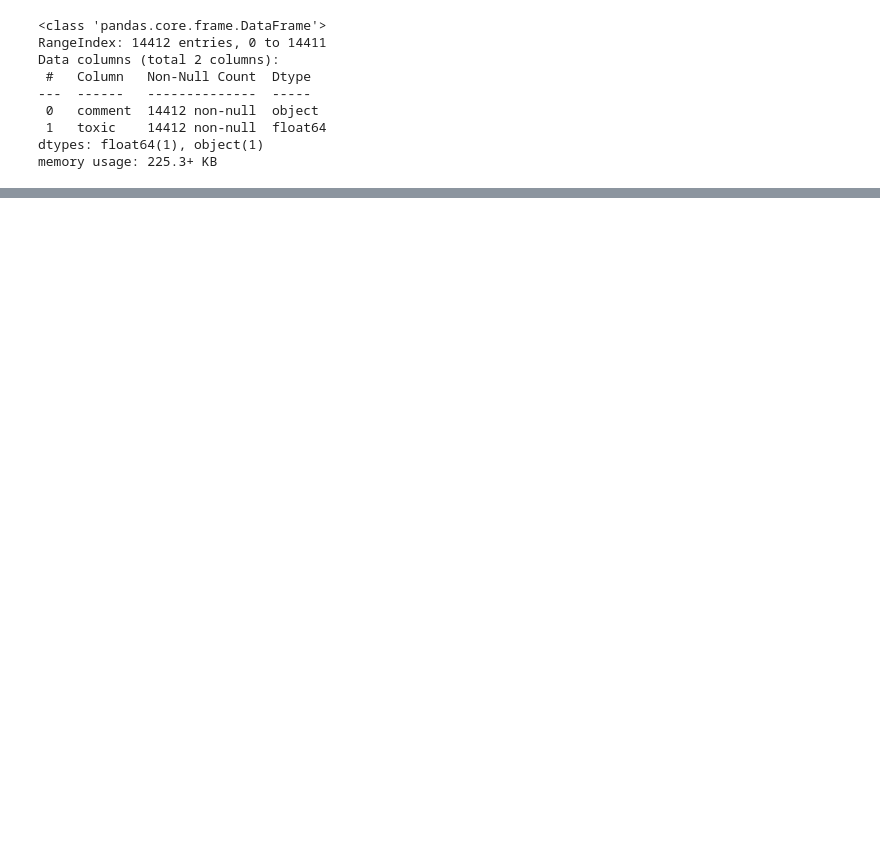
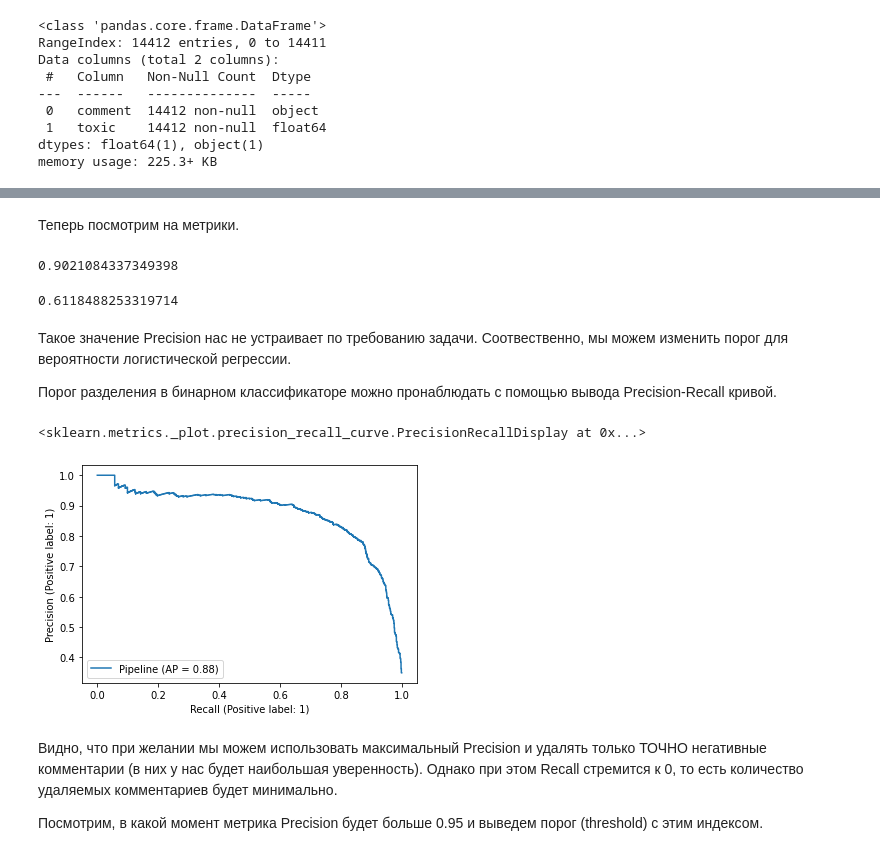
Before and after one commit to graviada/DataScienceProjects, a Jupyter notebook: PetProjects/Toxic_Comments_BinaryClassifier.ipynb, the cells around one changed output, grey strips where cells are left out. Saved outputs shown, nothing was run; the diff lists cells and outputs as text; code cells hidden in the pictures; blank space fills up the shorter version.

```diff
--- a/PetProjects/Toxic_Comments_BinaryClassifier.ipynb
+++ b/PetProjects/Toxic_Comments_BinaryClassifier.ipynb
@@ -92,0 +203,8 @@ memory usage: 225.3+ KB
+# %%
+# Разделение исходных данных на обучающую и тестовые выборки
+random.seed(7)
+
+train_df, test_df = train_test_split(df,
+                                     test_size=0.2,
+                                     random_state=random.randint(0, 10),
+                                     shuffle=True)
@@ -92,0 +222,13 @@ memory usage: 225.3+ KB
+# %%
+snowball = SnowballStemmer(language='russian')
+russian_stop_words = stopwords.words('russian')
+
+def tokenize_sentence(sentence: str, remove_stop_words: bool = True) -> list:
+  tokens = word_tokenize(sentence, language='russian')
+  # Токены без пунктуации
+  tokens = [i for i in tokens if i not in string.punctuation]
+  if remove_stop_words:
+    # Токены без пунктуации и стоп-слов
+    tokens = [i for i in tokens if i not in russian_stop_words]
+  tokens = [snowball.stem(i) for i in tokens]
+  return tokens
@@ -92,0 +248,7 @@ memory usage: 225.3+ KB
+# %%
+model_pipeline = Pipeline([
+  ('vectorizer', TfidfVectorizer(tokenizer=lambda x: tokenize_sentence(x, remove_stop_words=True))),
+  ('model', LogisticRegression(random_state=0))
+])
+# %%
+model_pipeline.fit(train_df['comment'], train_df['toxic'])
@@ -92,0 +273,14 @@ memory usage: 225.3+ KB
+# %% [markdown]
+Теперь посмотрим на метрики.
+# %%
+precision_score(y_true=test_df['toxic'], y_pred=model_pipeline.predict(test_df['comment']))
+# %% [output]
+0.9021084337349398
+# %%
+recall_score(y_true=test_df['toxic'], y_pred=model_pipeline.predict(test_df['comment']))
+# %% [output]
+0.6118488253319714
+# %% [markdown]
+Такое значение Precision нас не устраивает по требованию задачи. Соотвественно, мы можем изменить порог для вероятности логистической регрессии.
+
+Порог разделения в бинарном классификаторе можно пронаблюдать с помощью вывода Precision-Recall кривой.
@@ -92,0 +290,9 @@ memory usage: 225.3+ KB
+# %%
+plot_precision_recall_curve(estimator=model_pipeline, X=test_df['comment'], y=test_df['toxic'])
+# %% [output]
+<sklearn.metrics._plot.precision_recall_curve.PrecisionRecallDisplay at 0x...>
+[figure, added]
+# %% [markdown]
+Видно, что при желании мы можем использовать максимальный Precision и удалять только ТОЧНО негативные комментарии (в них у нас будет наибольшая уверенность). Однако при этом Recall стремится к 0, то есть количество удаляемых комментариев будет минимально.
+
+Посмотрим, в какой момент метрика Precision будет больше 0.95 и выведем порог (threshold) с этим индексом.
```
Also changed, not shown: parts of 43 cells of this notebook.
